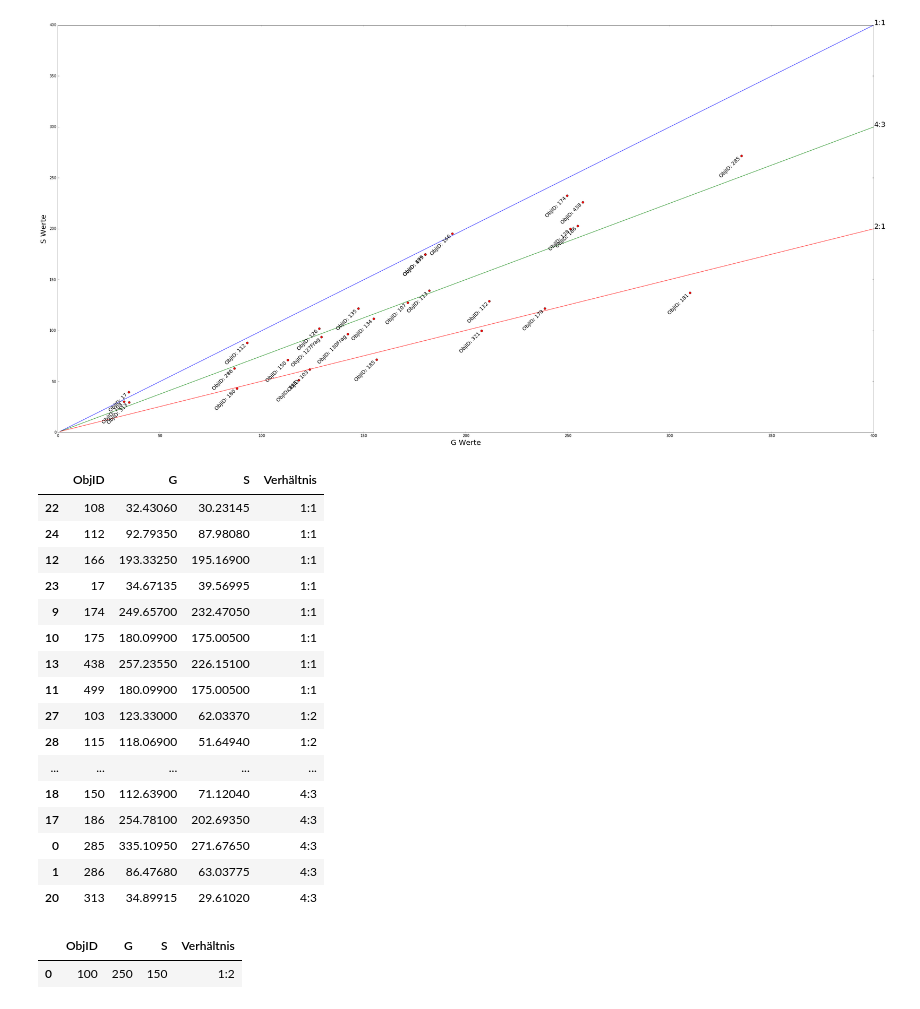
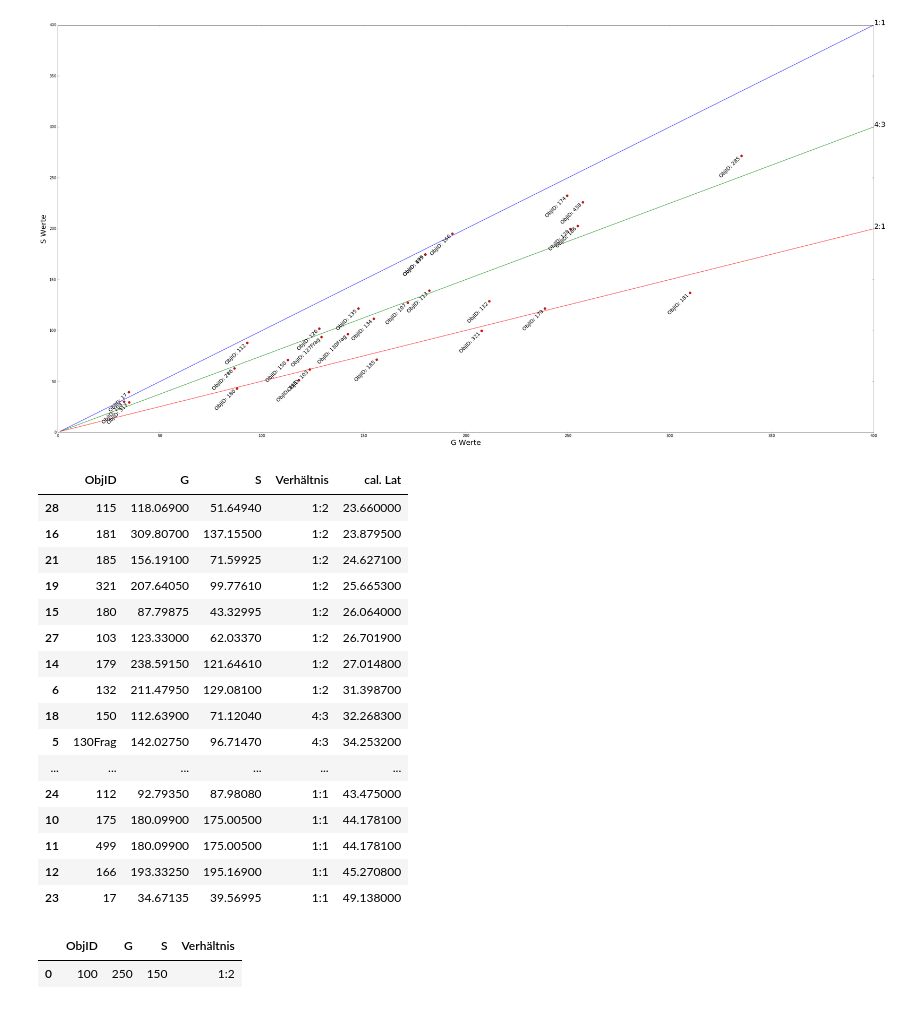
Before and after one commit to computational-humanities/topoi, a Jupyter notebook: projects/sundials/GS_Plot_Prediction.ipynb, the cells around one changed output. Cells and saved outputs as stored; diff of their text form; code cells hidden in the pictures.

```diff
--- a/projects/sundials/GS_Plot_Prediction.ipynb
+++ b/projects/sundials/GS_Plot_Prediction.ipynb
@@ -24,6 +24,11 @@ Ge = [x['Ge'] for x in data]
 Sw = [x['Sw'] for x in data]
 Se = [x['Se'] for x in data]
 ObjID = [x['ObjID'] for x in data]
+
+# Auslesen der Breitenwerte
+cL_EE = [x['cal. Lat. Edge East'] for x in data]
+cL_EW = [x['cal. Lat. Edge West'] for x in data]
+cL_FT = [x['cal. Lat. FUPT'] for x in data]
 # %%
 # Erstellen von G- und S-Durchschnittswertlisten
 Glist=[]
@@ -49,9 +54,33 @@ for i in range(0,len(Sw)):
         Slist.append(Swerte[0])
     else:
         Slist.append(mean(Swerte))
+
+# Berechnung des Durchschnittswertes der berechneten Breite
+cL = []
+for i in range(0,len(cL_FT)):
+    clat = [ToNum(cL_EE[i]), ToNum(cL_EW[i]),ToNum(cL_FT[i])]
+    if clat == [None, None, None]:
+        cL.append('None')
+    elif clat[0] == None:
+        if clat[1] == None:
+            cL.append(clat[2])
+        elif clat[2] == None:
+            cL.append(clat[1])
+        else:
+            cL.append(mean([ToNum(cL_EW[i]),ToNum(cL_FT[i])]))
+    elif clat[1] == None:
+        if clat[2] == None:
+            cL.append(clat[0])
+        else:
+            cL.append(mean([ToNum(cL_EE[i]),ToNum(cL_FT[i])]))
+    else:
+        if clat[2] == None:
+            cL.append(mean[ToNum(cL_EE[i]), ToNum(cL_EW[i])])
+        else:
+            cL.append(mean(clat))
 # %%
 # Erstellen einer Gesamtliste GSO, löschen aller verbleibenden 'unknown'- Werte, Aufspaltung der Liste in verwertbare Einzellisten
-GSO = [x for x in list(map(list, zip(*[Glist,Slist,ObjID]))) if not 'unknown' in x]
+GSO = [x for x in list(map(list, zip(*[Glist,Slist,ObjID,cL]))) if not 'unknown' in x[:3]]
 G_average = [x[0] for x in GSO]
 S_average = [x[1] for x in GSO]
 GS_ObjIDs = [x[2] for x in GSO]
@@ -89,53 +118,53 @@ def verh(number):
     else:
         return 'unknown'
 
 # Das trainset besteht aus jeweils 500 Punkten auf den oben eingezeichneten Geraden
 trainset = list([x, x, 1] for x in list(range(500))) + list([x, 3*x/4, 2] for x in list(range(500))) + list([x, 1/2*x, 3] for x in list(range(500)))
 df = pd.DataFrame(trainset)
 
 # Definition der zu untersuchenden Variablen in X(S- und G- Werte) sowie der zugehörigen Klassen in y
 X = np.array(df.drop([2],1))
 y = np.array(df[2])
 
 # Definition des Classifiers und Trainieren des Algorithmus
 X_train, X_test, y_train, y_test = cross_validation.train_test_split(X,y,test_size=0.2)
 
 clf = neighbors.KNeighborsClassifier()
 clf.fit(X_train, y_train)
 
 # Festlegen des Testsets (GSO) und Ausgabe der Verhätnisklassen
 testset = np.array(list(x[:2] for x in GSO))
 testset = testset.reshape(len(list(x[:2] for x in GSO)),-1)
 
 prediction = clf.predict(testset)
 
 # Ausgabe als sortierte Tabelle inclusive ObjIDs
 pred = list(prediction)
 GSOnew = []
 for a,b in zip(GSO,pred):
-    GSOnew.append([a[2],a[0],a[1],verh(b)])
+    GSOnew.append([a[2],a[0],a[1],verh(b),a[3]])
 
 GSO_new = pd.DataFrame(GSOnew)
-GSO_new.columns = ['ObjID','G','S','Verhältnis']
-GSO_new.sort_values(['Verhältnis','ObjID'])
+GSO_new.columns = ['ObjID','G','S','Verhältnis','cal. Lat']
+GSO_new.sort_values(['cal. Lat','Verhältnis','ObjID'])
 # %% [output]
-|  | ObjID | G | S | Verhältnis |
-| 22 | 108 | 32.43060 | 30.23145 | 1:1 |
-| 24 | 112 | 92.79350 | 87.98080 | 1:1 |
-| 12 | 166 | 193.33250 | 195.16900 | 1:1 |
-| 23 | 17 | 34.67135 | 39.56995 | 1:1 |
-| 9 | 174 | 249.65700 | 232.47050 | 1:1 |
-| 10 | 175 | 180.09900 | 175.00500 | 1:1 |
-| 13 | 438 | 257.23550 | 226.15100 | 1:1 |
-| 11 | 499 | 180.09900 | 175.00500 | 1:1 |
-| 27 | 103 | 123.33000 | 62.03370 | 1:2 |
-| 28 | 115 | 118.06900 | 51.64940 | 1:2 |
-| ... | ... | ... | ... | ... |
-| 18 | 150 | 112.63900 | 71.12040 | 4:3 |
-| 17 | 186 | 254.78100 | 202.69350 | 4:3 |
-| 0 | 285 | 335.10950 | 271.67650 | 4:3 |
-| 1 | 286 | 86.47680 | 63.03775 | 4:3 |
-| 20 | 313 | 34.89915 | 29.61020 | 4:3 |
+|  | ObjID | G | S | Verhältnis | cal. Lat |
+| 28 | 115 | 118.06900 | 51.64940 | 1:2 | 23.660000 |
+| 16 | 181 | 309.80700 | 137.15500 | 1:2 | 23.879500 |
+| 21 | 185 | 156.19100 | 71.59925 | 1:2 | 24.627100 |
+| 19 | 321 | 207.64050 | 99.77610 | 1:2 | 25.665300 |
+| 15 | 180 | 87.79875 | 43.32995 | 1:2 | 26.064000 |
+| 27 | 103 | 123.33000 | 62.03370 | 1:2 | 26.701900 |
+| 14 | 179 | 238.59150 | 121.64610 | 1:2 | 27.014800 |
+| 6 | 132 | 211.47950 | 129.08100 | 1:2 | 31.398700 |
+| 18 | 150 | 112.63900 | 71.12040 | 4:3 | 32.268300 |
+| 5 | 130Frag | 142.02750 | 96.71470 | 4:3 | 34.253200 |
+| ... | ... | ... | ... | ... | ... |
+| 24 | 112 | 92.79350 | 87.98080 | 1:1 | 43.475000 |
+| 10 | 175 | 180.09900 | 175.00500 | 1:1 | 44.178100 |
+| 11 | 499 | 180.09900 | 175.00500 | 1:1 | 44.178100 |
+| 12 | 166 | 193.33250 | 195.16900 | 1:1 | 45.270800 |
+| 23 | 17 | 34.67135 | 39.56995 | 1:1 | 49.138000 |
 # %%
 #Prediction eines einzelnen Wertes
 #Form: test = [[G-Wert, S-Wert, ObjID]]
```
